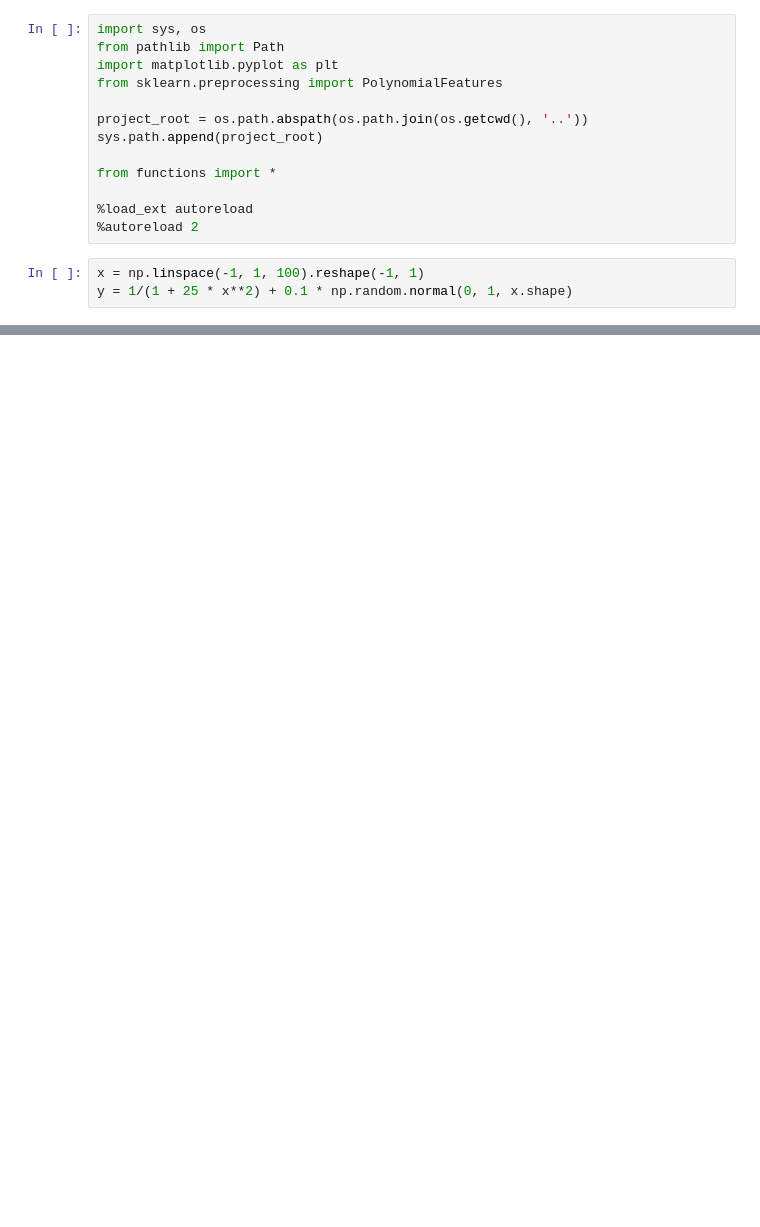
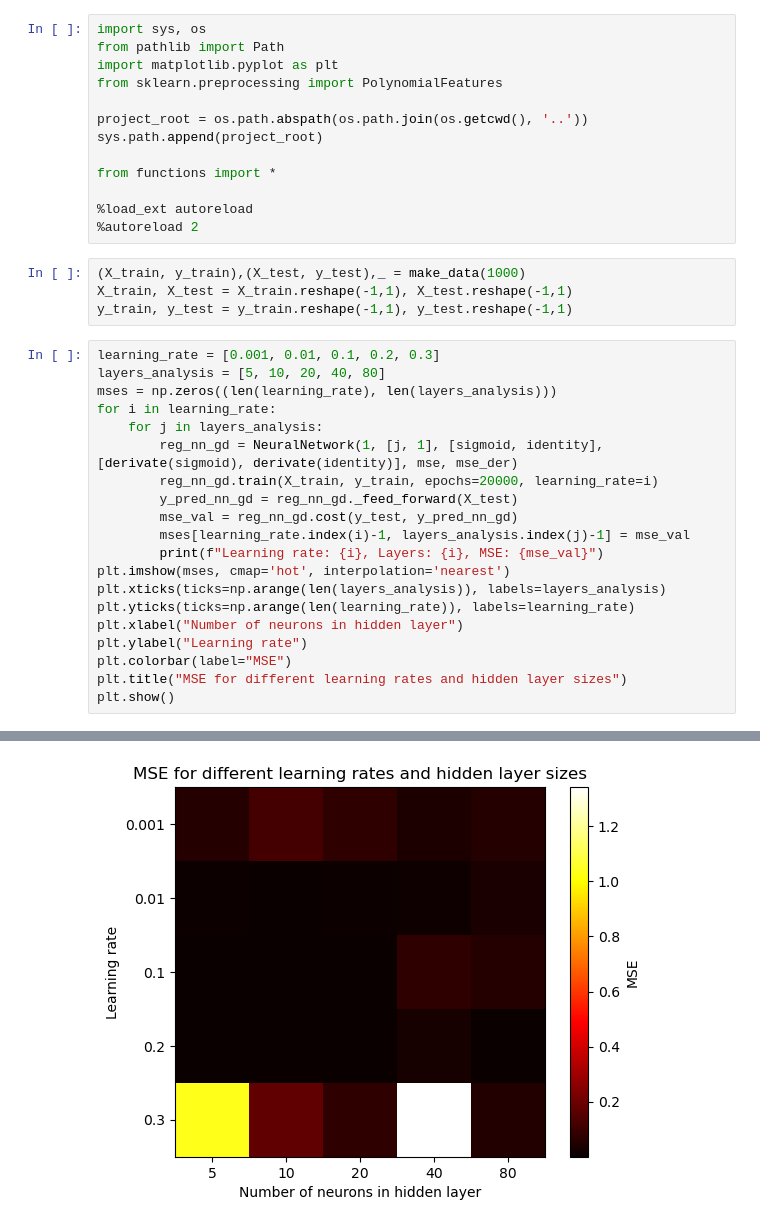
Before and after one commit to kjes4pres/Project_2_FYSSTK, a Jupyter notebook: Code/main/b.ipynb, the cells around one changed output, grey strips where cells are left out. Saved outputs shown, nothing was run; the diff lists cells and outputs as text; blank space fills up the shorter version.

```diff
--- a/Code/main/b.ipynb
+++ b/Code/main/b.ipynb
@@ -11,6 +11,28 @@ from functions import *
 
 %load_ext autoreload
 %autoreload 2
-# %%
-x = np.linspace(-1, 1, 100).reshape(-1, 1)
-y = 1/(1 + 25 * x**2) + 0.1 * np.random.normal(0, 1, x.shape)
+# %%
+(X_train, y_train),(X_test, y_test),_ = make_data(1000)
+X_train, X_test = X_train.reshape(-1,1), X_test.reshape(-1,1)
+y_train, y_test = y_train.reshape(-1,1), y_test.reshape(-1,1)
+# %%
+learning_rate = [0.001, 0.01, 0.1, 0.2, 0.3]
+layers_analysis = [5, 10, 20, 40, 80]
+mses = np.zeros((len(learning_rate), len(layers_analysis)))
+for i in learning_rate:
+    for j in layers_analysis:
+        reg_nn_gd = NeuralNetwork(1, [j, 1], [sigmoid, identity], [derivate(sigmoid), derivate(identity)], mse, mse_der)
+        reg_nn_gd.train(X_train, y_train, epochs=20000, learning_rate=i)
+        y_pred_nn_gd = reg_nn_gd._feed_forward(X_test)
+        mse_val = reg_nn_gd.cost(y_test, y_pred_nn_gd)
+        mses[learning_rate.index(i)-1, layers_analysis.index(j)-1] = mse_val
+        print(f"Learning rate: {i}, Layers: {i}, MSE: {mse_val}")
+plt.imshow(mses, cmap='hot', interpolation='nearest')
+plt.xticks(ticks=np.arange(len(layers_analysis)), labels=layers_analysis)
+plt.yticks(ticks=np.arange(len(learning_rate)), labels=learning_rate)
+plt.xlabel("Number of neurons in hidden layer")
+plt.ylabel("Learning rate")
+plt.colorbar(label="MSE")
+plt.title("MSE for different learning rates and hidden layer sizes")
+plt.show()
+# %% [output]
@@ -16,0 +56 @@ y = 1/(1 + 25 * x**2) + 0.1 * np.random.normal(0, 1, x.shape)
+[figure, added]
```
Also changed, not shown: parts of 9 cells of this notebook, 3 other files.
